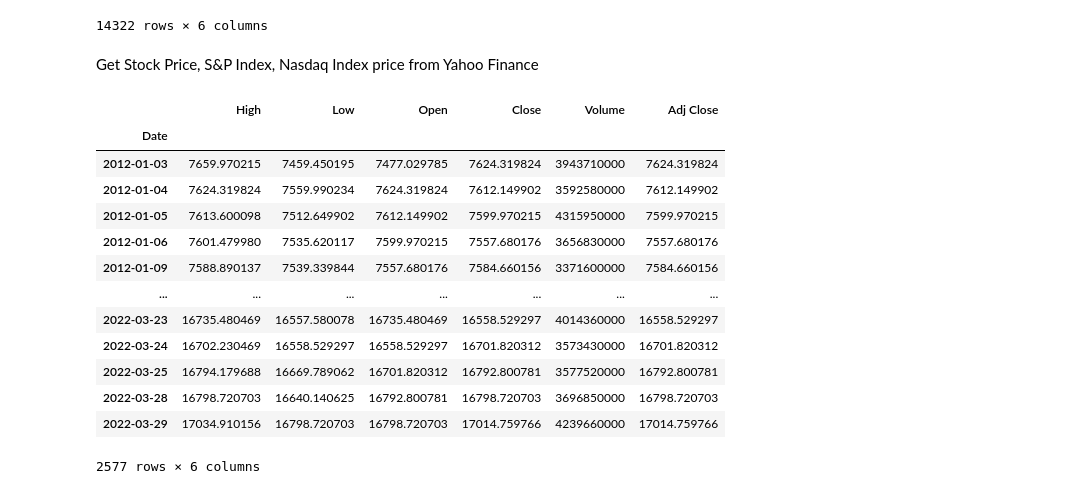
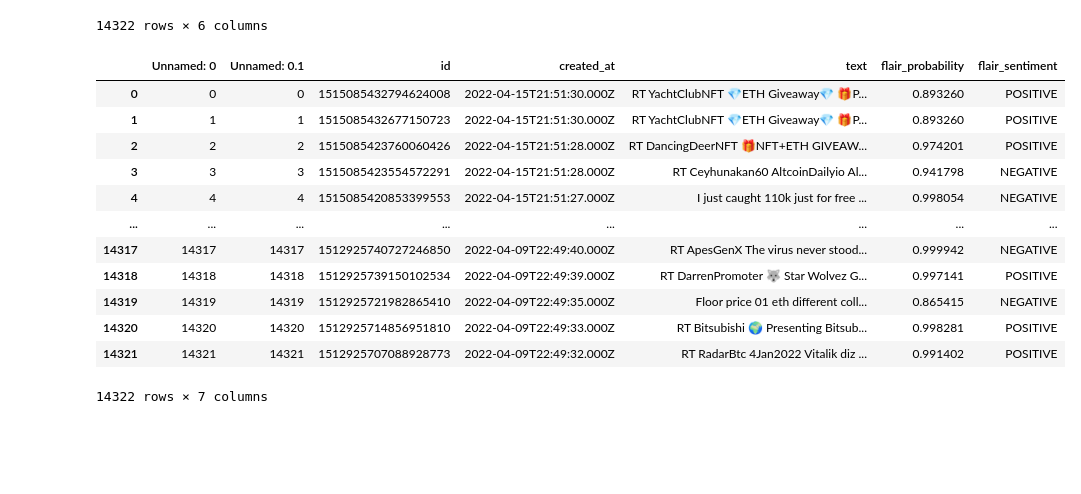
Before and after one commit to mohansameer1983/AI-Finance, a Jupyter notebook: Sentiment_Analysis_Ethereum_Price_Pridiction.ipynb, the cells around one changed output. Drawn from its saved outputs; the diff is of its cells as text; code cells hidden in the pictures; blank space fills up the shorter version.

```diff
--- a/Sentiment_Analysis_Ethereum_Price_Pridiction.ipynb
+++ b/Sentiment_Analysis_Ethereum_Price_Pridiction.ipynb
@@ -311,24 +311,20 @@ twitter_cleaned_df
 # %%
 #Save Predictions to file
 twitter_cleaned_df.to_csv('/content/drive/MyDrive/Colab Notebooks/data/Finance/twitter_etherium_flair_data.csv')
-# %% [markdown]
-Get Stock Price, S&P Index, Nasdaq Index price from Yahoo Finance
-# %%
-df_stock = web.DataReader('^NYA', 'yahoo', start='2012-01-01', end='2022-03-29')
-
-df_stock
-# %% [output]
-|  | High | Low | Open | Close | Volume | Adj Close |
-| Date |  |  |  |  |  |  |
-| 2012-01-03 | 7659.970215 | 7459.450195 | 7477.029785 | 7624.319824 | 3943710000 | 7624.319824 |
-| 2012-01-04 | 7624.319824 | 7559.990234 | 7624.319824 | 7612.149902 | 3592580000 | 7612.149902 |
-| 2012-01-05 | 7613.600098 | 7512.649902 | 7612.149902 | 7599.970215 | 4315950000 | 7599.970215 |
-| 2012-01-06 | 7601.479980 | 7535.620117 | 7599.970215 | 7557.680176 | 3656830000 | 7557.680176 |
-| 2012-01-09 | 7588.890137 | 7539.339844 | 7557.680176 | 7584.660156 | 3371600000 | 7584.660156 |
-| ... | ... | ... | ... | ... | ... | ... |
-| 2022-03-23 | 16735.480469 | 16557.580078 | 16735.480469 | 16558.529297 | 4014360000 | 16558.529297 |
-| 2022-03-24 | 16702.230469 | 16558.529297 | 16558.529297 | 16701.820312 | 3573430000 | 16701.820312 |
-| 2022-03-25 | 16794.179688 | 16669.789062 | 16701.820312 | 16792.800781 | 3577520000 | 16792.800781 |
-| 2022-03-28 | 16798.720703 | 16640.140625 | 16792.800781 | 16798.720703 | 3696850000 | 16798.720703 |
-| 2022-03-29 | 17034.910156 | 16798.720703 | 16798.720703 | 17014.759766 | 4239660000 | 17014.759766 |
-2577 rows × 6 columns
+# %%
+twitter_predicted_df = pd.read_csv('/content/drive/MyDrive/Colab Notebooks/data/Finance/twitter_etherium_flair_data.csv')
+twitter_predicted_df
+# %% [output]
+|  | Unnamed: 0 | Unnamed: 0.1 | id | created_at | text | flair_probability | flair_sentiment |
+| 0 | 0 | 0 | 1515085432794624008 | 2022-04-15T21:51:30.000Z | RT YachtClubNFT 💎ETH Giveaway💎 🎁P... | 0.893260 | POSITIVE |
+| 1 | 1 | 1 | 1515085432677150723 | 2022-04-15T21:51:30.000Z | RT YachtClubNFT 💎ETH Giveaway💎 🎁P... | 0.893260 | POSITIVE |
+| 2 | 2 | 2 | 1515085423760060426 | 2022-04-15T21:51:28.000Z | RT DancingDeerNFT 🎁NFT+ETH GIVEAW... | 0.974201 | POSITIVE |
+| 3 | 3 | 3 | 1515085423554572291 | 2022-04-15T21:51:28.000Z | RT Ceyhunakan60 AltcoinDailyio Al... | 0.941798 | NEGATIVE |
+| 4 | 4 | 4 | 1515085420853399553 | 2022-04-15T21:51:27.000Z | I just caught 110k just for free ... | 0.998054 | NEGATIVE |
+| ... | ... | ... | ... | ... | ... | ... | ... |
+| 14317 | 14317 | 14317 | 1512925740727246850 | 2022-04-09T22:49:40.000Z | RT ApesGenX The virus never stood... | 0.999942 | NEGATIVE |
+| 14318 | 14318 | 14318 | 1512925739150102534 | 2022-04-09T22:49:39.000Z | RT DarrenPromoter 🐺 Star Wolvez G... | 0.997141 | POSITIVE |
+| 14319 | 14319 | 14319 | 1512925721982865410 | 2022-04-09T22:49:35.000Z | Floor price 01 eth different coll... | 0.865415 | NEGATIVE |
+| 14320 | 14320 | 14320 | 1512925714856951810 | 2022-04-09T22:49:33.000Z | RT Bitsubishi 🌍 Presenting Bitsub... | 0.998281 | POSITIVE |
+| 14321 | 14321 | 14321 | 1512925707088928773 | 2022-04-09T22:49:32.000Z | RT RadarBtc 4Jan2022 Vitalik diz ... | 0.991402 | POSITIVE |
+14322 rows × 7 columns
```
Also changed, not shown: parts of 41 cells of this notebook.
